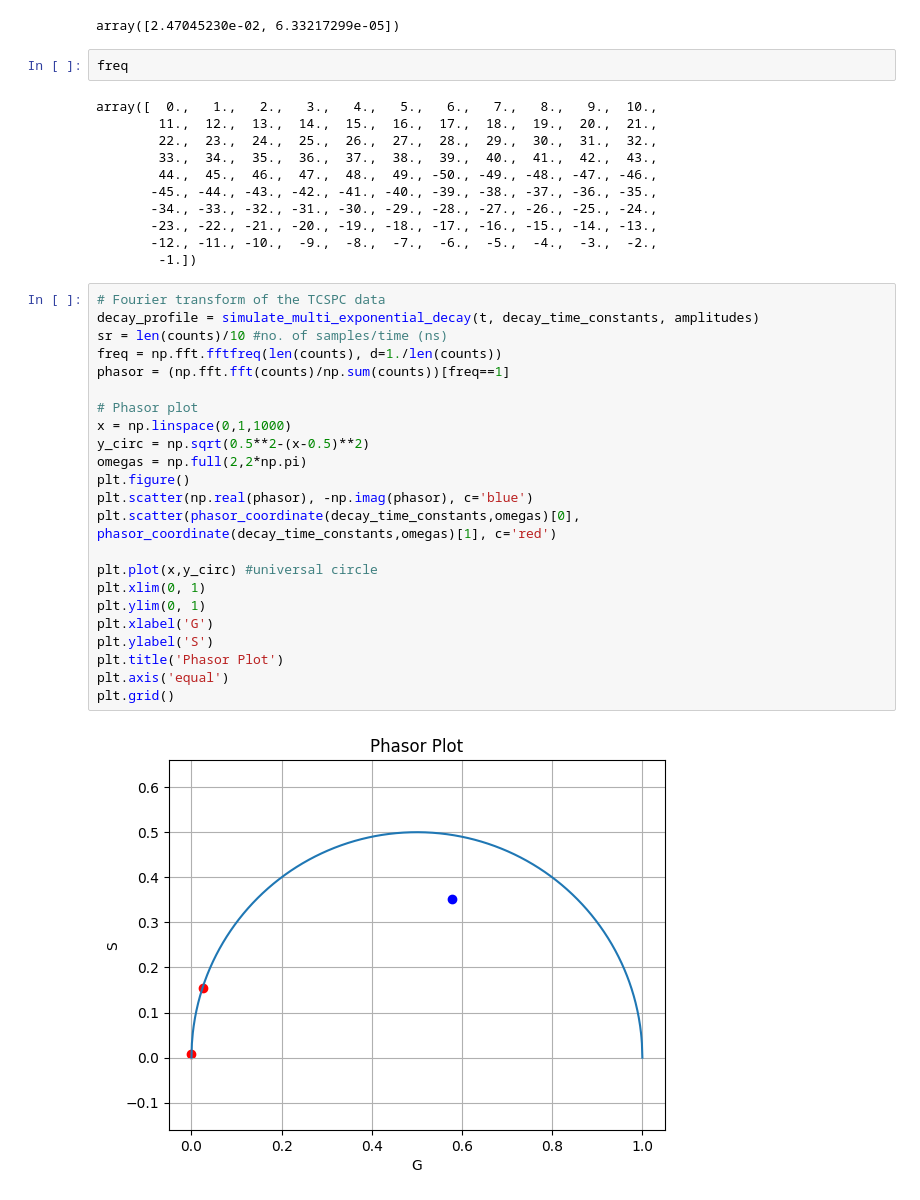
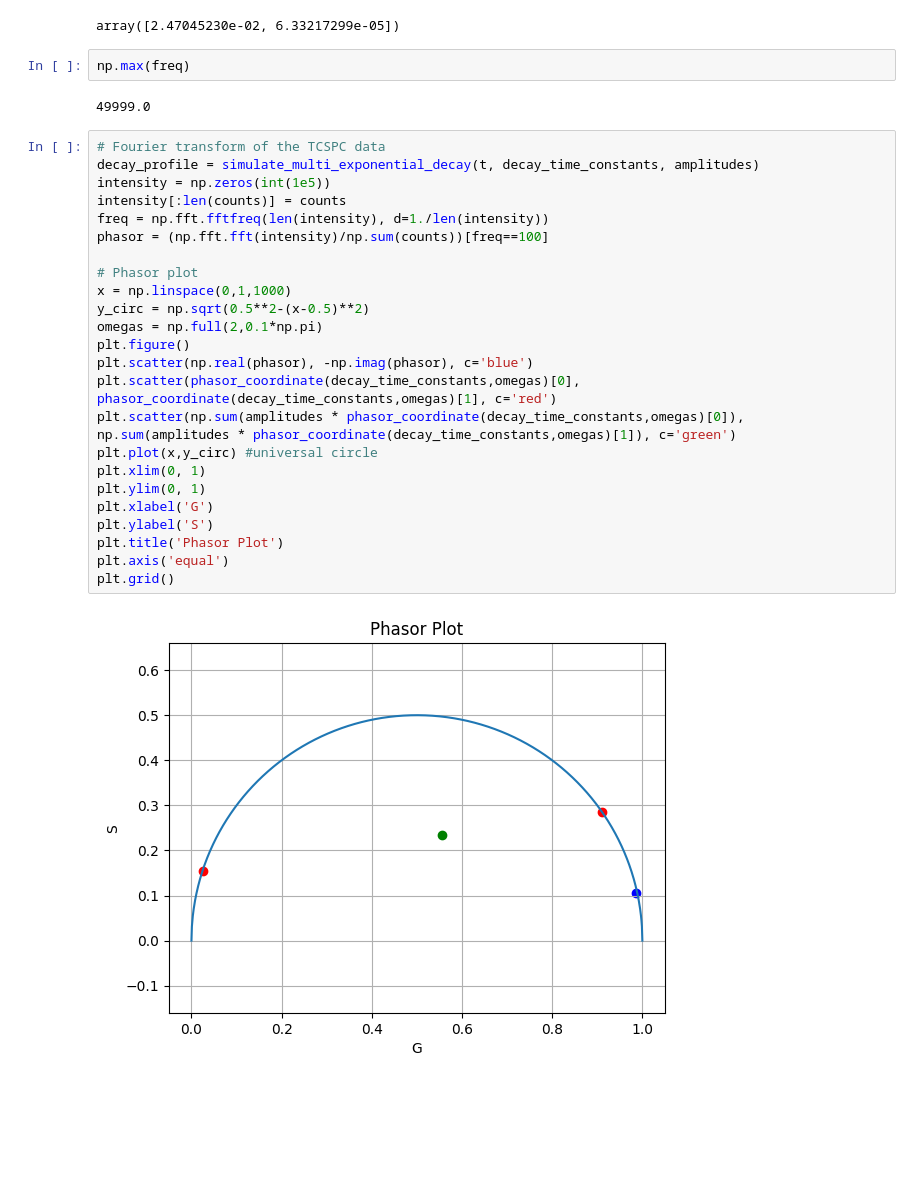
Before and after one commit to ngcnpeter/Y3_Group_Project_2B, a Jupyter notebook: TCSPC-simulation/2Bsimulation.ipynb, the cells around one changed output. Saved outputs shown, nothing was run; the diff lists cells and outputs as text; blank space fills up the shorter version.

Commit message:
phasor

```diff
--- a/TCSPC-simulation/2Bsimulation.ipynb
+++ b/TCSPC-simulation/2Bsimulation.ipynb
@@ -256,42 +256,35 @@ def phasor_coordinate(tau,omega):
 phasor_coordinate(decay_time_constants,omegas)[0]
 # %% [output]
 array([2.47045230e-02, 6.33217299e-05])
-# %%
-freq
-# %% [output]
-array([  0.,   1.,   2.,   3.,   4.,   5.,   6.,   7.,   8.,   9.,  10.,
-        11.,  12.,  13.,  14.,  15.,  16.,  17.,  18.,  19.,  20.,  21.,
-        22.,  23.,  24.,  25.,  26.,  27.,  28.,  29.,  30.,  31.,  32.,
-        33.,  34.,  35.,  36.,  37.,  38.,  39.,  40.,  41.,  42.,  43.,
-        44.,  45.,  46.,  47.,  48.,  49., -50., -49., -48., -47., -46.,
-       -45., -44., -43., -42., -41., -40., -39., -38., -37., -36., -35.,
-       -34., -33., -32., -31., -30., -29., -28., -27., -26., -25., -24.,
-       -23., -22., -21., -20., -19., -18., -17., -16., -15., -14., -13.,
-       -12., -11., -10.,  -9.,  -8.,  -7.,  -6.,  -5.,  -4.,  -3.,  -2.,
-        -1.])
+# %%
+np.max(freq)
+# %% [output]
+49999.0
 # %%
 # Fourier transform of the TCSPC data
 decay_profile = simulate_multi_exponential_decay(t, decay_time_constants, amplitudes)
-sr = len(counts)/10 #no. of samples/time (ns)
-freq = np.fft.fftfreq(len(counts), d=1./len(counts))
-phasor = (np.fft.fft(counts)/np.sum(counts))[freq==1]
+intensity = np.zeros(int(1e5))
+intensity[:len(counts)] = counts
+freq = np.fft.fftfreq(len(intensity), d=1./len(intensity))
+phasor = (np.fft.fft(intensity)/np.sum(counts))[freq==100]
 
 # Phasor plot
 x = np.linspace(0,1,1000)
 y_circ = np.sqrt(0.5**2-(x-0.5)**2)
-omegas = np.full(2,2*np.pi)
+omegas = np.full(2,0.1*np.pi)
 plt.figure()
 plt.scatter(np.real(phasor), -np.imag(phasor), c='blue')
 plt.scatter(phasor_coordinate(decay_time_constants,omegas)[0],
 phasor_coordinate(decay_time_constants,omegas)[1], c='red')
-
+plt.scatter(np.sum(amplitudes * phasor_coordinate(decay_time_constants,omegas)[0]),
+np.sum(amplitudes * phasor_coordinate(decay_time_constants,omegas)[1]), c='green')
 plt.plot(x,y_circ) #universal circle
 plt.xlim(0, 1)
 plt.ylim(0, 1)
 plt.xlabel('G')
 plt.ylabel('S')
 plt.title('Phasor Plot')
 plt.axis('equal')
 plt.grid()
 # %% [output]
-[figure, old version]
+[figure, new version]
```
Also changed, not shown: 3 other files.
